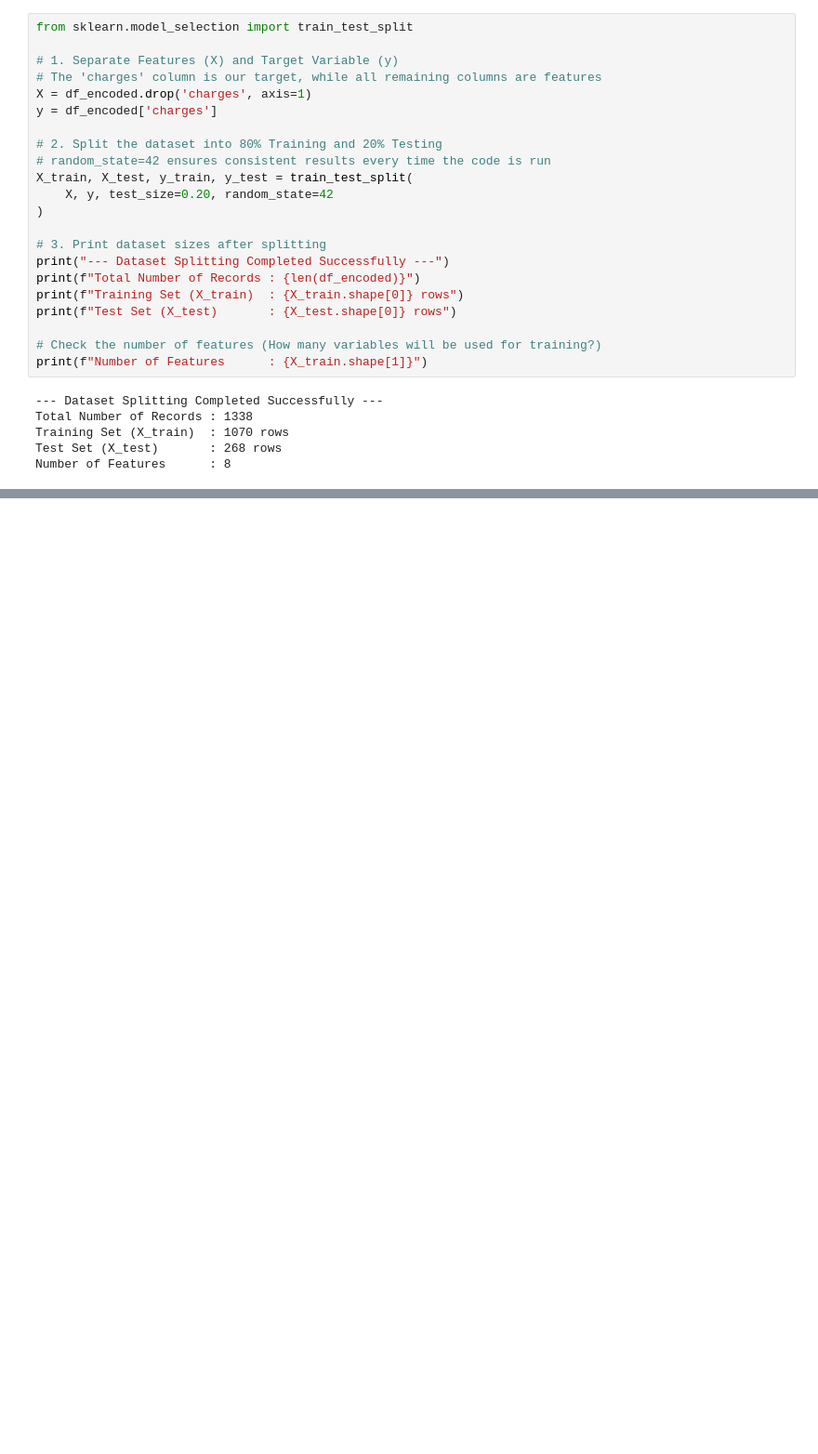
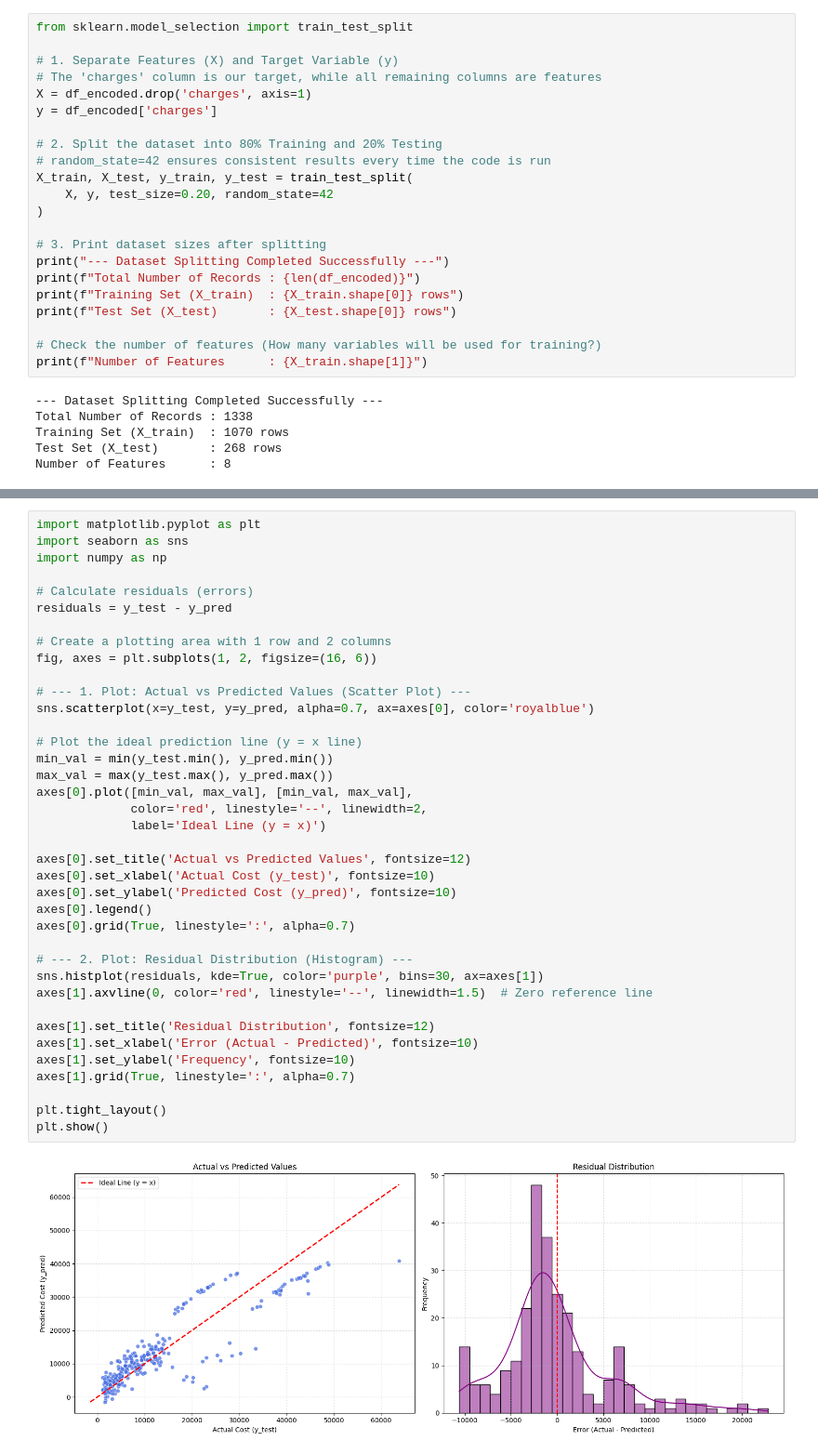
Before and after one commit to amineacar/Insurance-Cost-Estimate, a Jupyter notebook: notebooks/exploratory_analysis.ipynb, the cells around one changed output, grey strips where cells are left out. Shown at 93% size. Cells and saved outputs as stored; diff of their text form; blank space fills up the shorter version.

Commit message:
update in the previous push and Initial ML project: Insurance cost prediction models

```diff
--- a/notebooks/exploratory_analysis.ipynb
+++ b/notebooks/exploratory_analysis.ipynb
@@ -363,0 +382,40 @@ NameError: name 'X_train' is not defined
+# %%
+import matplotlib.pyplot as plt
+import seaborn as sns
+import numpy as np
+
+# Calculate residuals (errors)
+residuals = y_test - y_pred
+
+# Create a plotting area with 1 row and 2 columns
+fig, axes = plt.subplots(1, 2, figsize=(16, 6))
+
+# --- 1. Plot: Actual vs Predicted Values (Scatter Plot) ---
+sns.scatterplot(x=y_test, y=y_pred, alpha=0.7, ax=axes[0], color='royalblue')
+
+# Plot the ideal prediction line (y = x line)
+min_val = min(y_test.min(), y_pred.min())
+max_val = max(y_test.max(), y_pred.max())
+axes[0].plot([min_val, max_val], [min_val, max_val],
+             color='red', linestyle='--', linewidth=2,
+             label='Ideal Line (y = x)')
+
+axes[0].set_title('Actual vs Predicted Values', fontsize=12)
+axes[0].set_xlabel('Actual Cost (y_test)', fontsize=10)
+axes[0].set_ylabel('Predicted Cost (y_pred)', fontsize=10)
+axes[0].legend()
+axes[0].grid(True, linestyle=':', alpha=0.7)
+
+# --- 2. Plot: Residual Distribution (Histogram) ---
+sns.histplot(residuals, kde=True, color='purple', bins=30, ax=axes[1])
+axes[1].axvline(0, color='red', linestyle='--', linewidth=1.5)  # Zero reference line
+
+axes[1].set_title('Residual Distribution', fontsize=12)
+axes[1].set_xlabel('Error (Actual - Predicted)', fontsize=10)
+axes[1].set_ylabel('Frequency', fontsize=10)
+axes[1].grid(True, linestyle=':', alpha=0.7)
+
+plt.tight_layout()
+plt.show()
+# %% [output]
+[figure, added]
```
Also changed, not shown: parts of 7 cells of this notebook.
